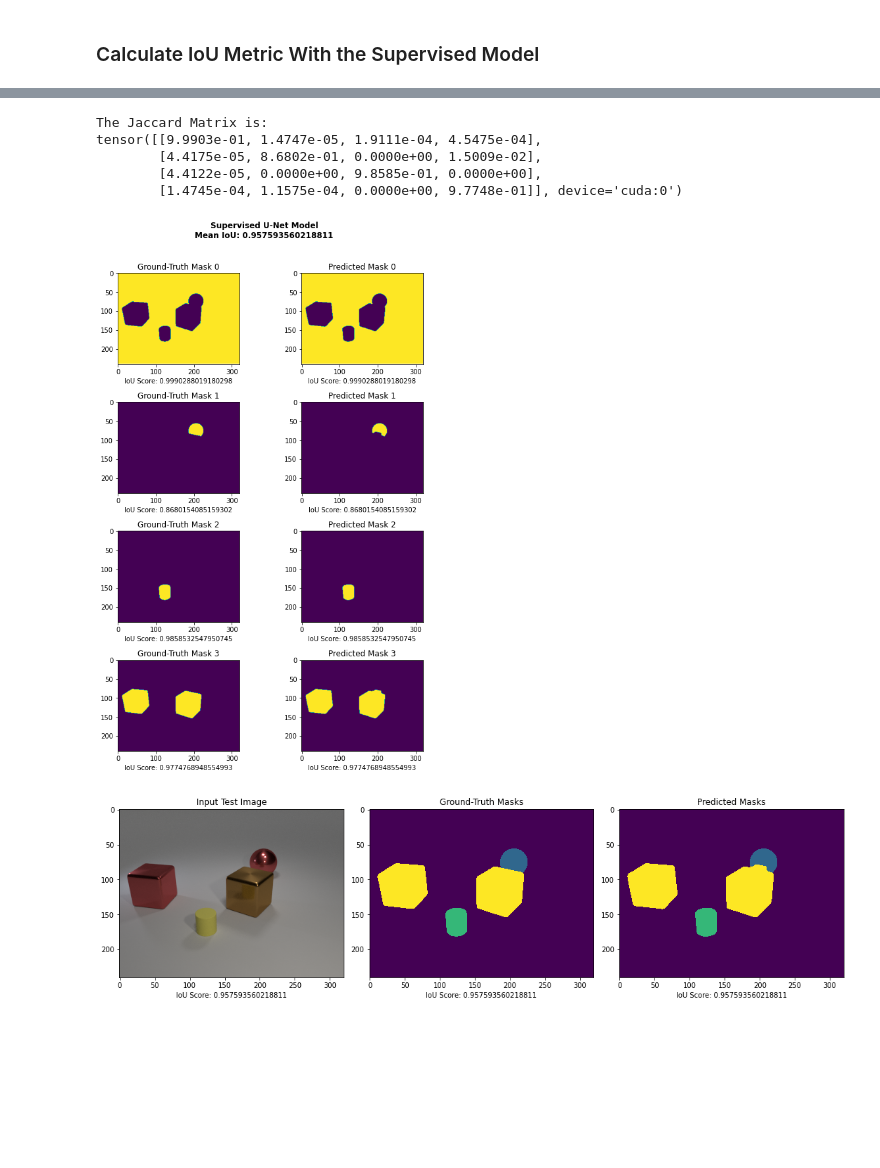
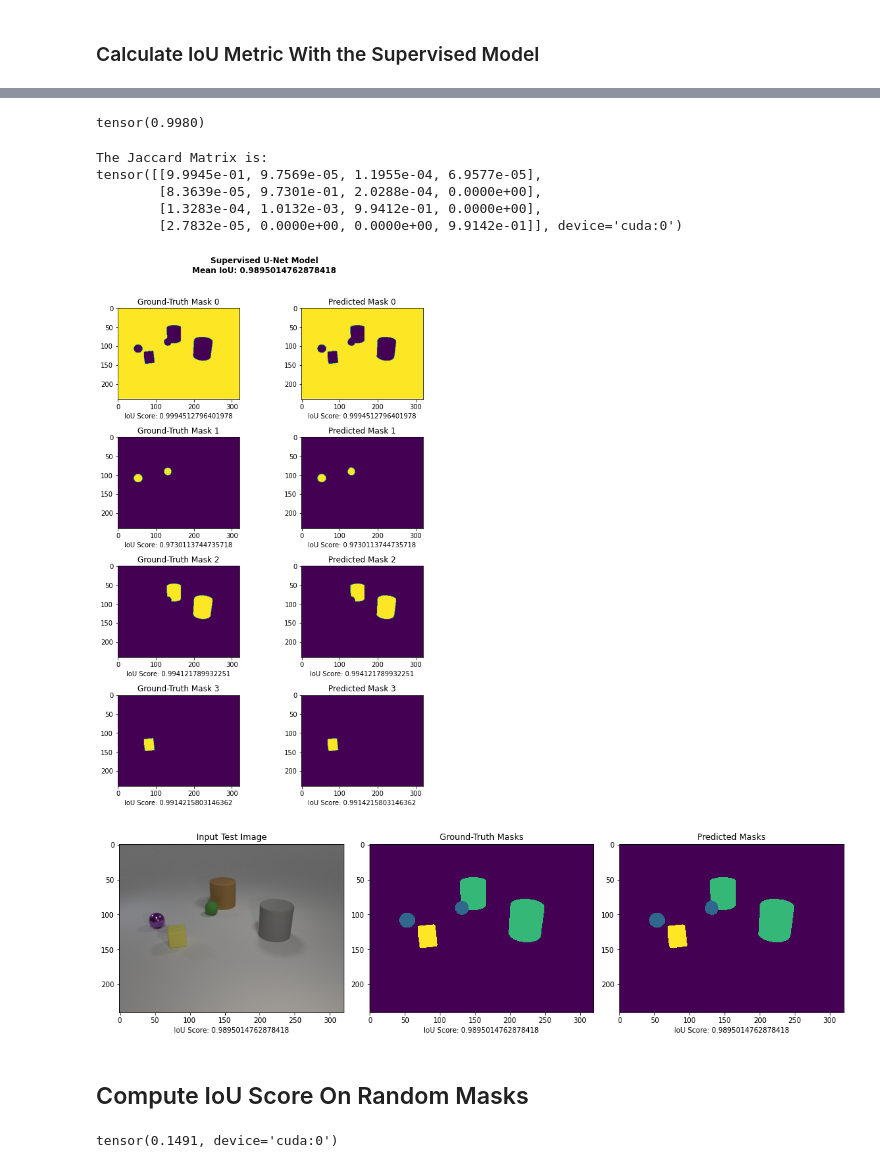
Before and after one commit to fusedbloxxer/segmentation-as-clusterization, a Jupyter notebook: SegmentationAsClusterization.ipynb, the cells around one changed output, grey strips where cells are left out. Saved outputs shown, nothing was run; the diff lists cells and outputs as text; code cells hidden in the pictures; blank space fills up the shorter version.

Commit message:
Added IoU evaluation on randomized masks

```diff
--- a/SegmentationAsClusterization.ipynb
+++ b/SegmentationAsClusterization.ipynb
@@ -842,3 +842,7 @@ Loaded ./data/input/train_test_clevr_pkls/test_clevr_8000.pkl in memory.
+# %%
+iou_max
+# %% [output]
+tensor(0.9980)
 # %%
 from src.Metric.IntersectionOverUnion import aggregate, segregate, jaccard_score_matrix, intersection_over_union
 from scipy.optimize import linear_sum_assignment
@@ -849,7 +853,7 @@ import matplotlib.pyplot as plt
 model.eval()
 
 # Get the index for the worst prediction
-index = iou_scores[0].to(torch.long)
+index = iou_scores.argmax().to(torch.long)
 
 # Get the indicated entry
 entry = test_dataset[index]
@@ -918,38 +922,46 @@ for i in range(len(rows)):
 # Add invisible margins
 plt.tight_layout()
 
+# Save figure to disk
+plt.savefig(f'{args.output_dir}/iou/matching_Supervised_UNet.jpg')
+
 # Create a new figure
 fig = plt.figure()
 
 # Specify the figure properties
 fig.set_figheight(15)
 fig.set_figwidth(15)
 
 # Show the raw input image
 plt.subplot(1, 3, 1)
 plt.imshow(image.cpu().permute(1, 2, 0))
 plt.title('Input Test Image')
 plt.xlabel(f'IoU Score: {iou}')
 
 # Show the ground-truth masks
 plt.subplot(1, 3, 2)
 plt.imshow(true_mask.cpu())
 plt.title('Ground-Truth Masks')
 plt.xlabel(f'IoU Score: {iou}')
 
 # Show the predicted masks
 plt.subplot(1, 3, 3)
 plt.imshow(pred_mask.cpu())
 plt.title('Predicted Masks')
 plt.xlabel(f'IoU Score: {iou}')
 
 # Add invisible margins
 plt.tight_layout()
+
+# Save figure to disk
+plt.savefig(f'{args.output_dir}/reconstruction/Supervised_UNet.jpg')
 # %% [output]
 The Jaccard Matrix is:
-tensor([[9.9903e-01, 1.4747e-05, 1.9111e-04, 4.5475e-04],
-        [4.4175e-05, 8.6802e-01, 0.0000e+00, 1.5009e-02],
-        [4.4122e-05, 0.0000e+00, 9.8585e-01, 0.0000e+00],
-        [1.4745e-04, 1.1575e-04, 0.0000e+00, 9.7748e-01]], device='cuda:0')
+tensor([[9.9945e-01, 9.7569e-05, 1.1955e-04, 6.9577e-05],
+        [8.3639e-05, 9.7301e-01, 2.0288e-04, 0.0000e+00],
+        [1.3283e-04, 1.0132e-03, 9.9412e-01, 0.0000e+00],
+        [2.7832e-05, 0.0000e+00, 0.0000e+00, 9.9142e-01]], device='cuda:0')
-[figure, old version]
+[figure, new version]
-[figure, old version]
+[figure, new version]
+# %% [markdown]
+## Compute IoU Score On Random Masks
@@ -955,0 +1007,4 @@ tensor([[9.9903e-01, 1.4747e-05, 1.9111e-04, 4.5475e-04],
+# %%
+iou_mean
+# %% [output]
+tensor(0.1491, device='cuda:0')
```
Also changed, not shown: parts of 4 cells of this notebook, 8 other files.
